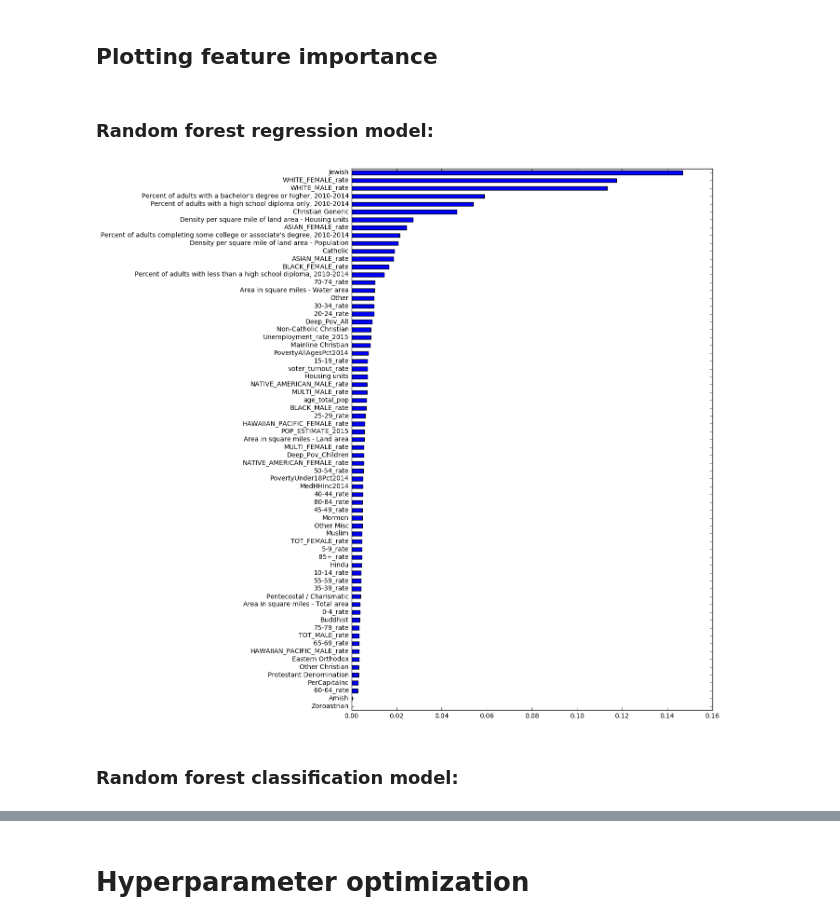
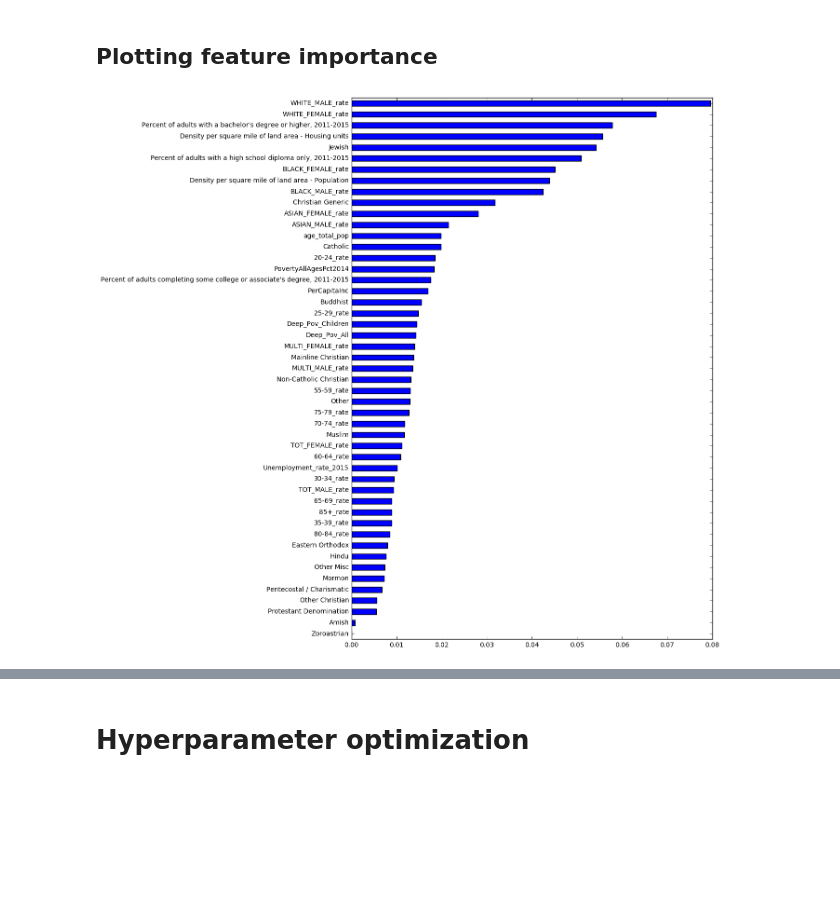
Before and after one commit to kkehoe1985/ga_data_science_final_project, a Jupyter notebook: RF - 2016 Presidential Election Predictions.ipynb, the cells around one changed output, grey strips where cells are left out. Drawn from its saved outputs; the diff is of its cells as text; code cells hidden in the pictures; blank space fills up the shorter version.

```diff
--- a/RF - 2016 Presidential Election Predictions.ipynb
+++ b/RF - 2016 Presidential Election Predictions.ipynb
@@ -114,16 +28,12 @@ RandomForestClassifier(bootstrap=True, class_weight=None, criterion='gini',
             verbose=0, warm_start=False)
 # %% [markdown]
 ## Plotting feature importance
-# %% [markdown]
-### Random forest regression model:
 # %%
 import matplotlib.pyplot as plt
 %matplotlib inline
 
-feature_importances = pd.Series(rf_regression_model.feature_importances_, index=X.columns)
+feature_importances = pd.Series(rf_classification_model.feature_importances_, index=X.columns)
 feature_importances.sort_values(inplace=True)
 feature_importances.plot(kind="barh", figsize=(10,15));
 # %% [output]
-[figure, old version]
+[figure, new version]
-# %% [markdown]
-### Random forest classification model:
```
Also changed, not shown: parts of 20 cells of this notebook, 4 other files.
